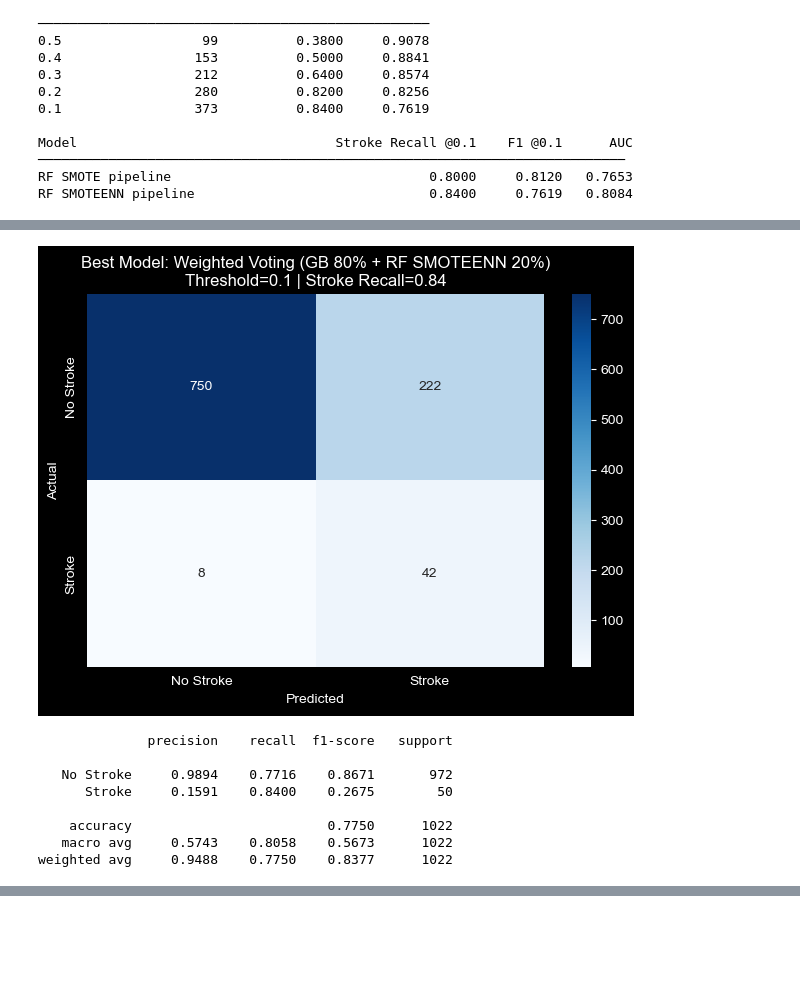
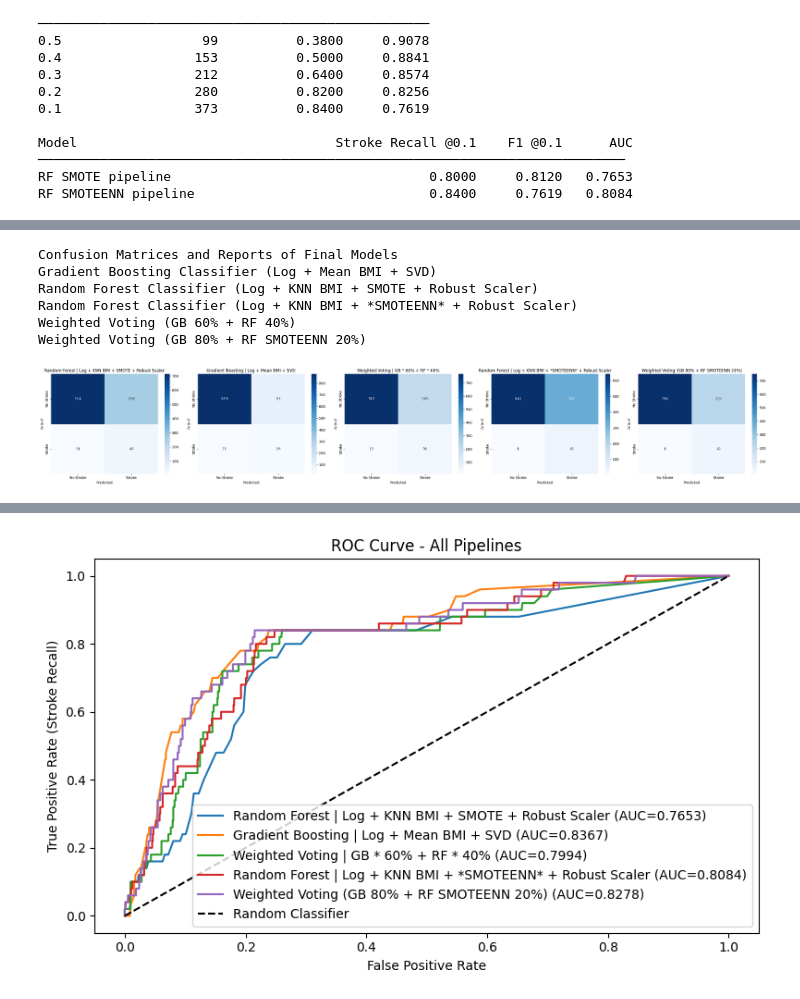
Before and after one commit to stefanosPanteli/EPL448_Team1_StrokePrediction, a Jupyter notebook: project.ipynb, the cells around one changed output, grey strips where cells are left out. Saved outputs shown, nothing was run; the diff lists cells and outputs as text; code cells hidden in the pictures; blank space fills up the shorter version.

```diff
--- a/project.ipynb
+++ b/project.ipynb
@@ -1972,6 +1991,7 @@ nicely_print('Final Evaluation on Test Set', 'Every pipeline with the best param
 
 final_results = []
 roc_results = {}
+p_r_results = {}
 cm_results = {}
 report_results = {}
 
@@ -1992,12 +2012,17 @@ for pipe_name, pipe in best_pipelines.items():
     fpr, tpr, _ = roc_curve(y_test_orig, y_proba)
     auc = roc_auc_score(y_test_orig, y_proba)
     roc_results[pipe_name] = (fpr, tpr, auc)
+    # Precision-Recall Curve
+    precision, recall, _ = precision_recall_curve(y_test_orig, y_proba)
+    ap = average_precision_score(y_test_orig, y_proba)
+    p_r_results[pipe_name] = (precision, recall, ap)
     # Confusion Matrix
     cm_results[pipe_name] = confusion_matrix(y_test_orig, y_pred)
     report_results[pipe_name] = classification_report(y_test_orig, y_pred, digits= 4, zero_division= 0)
 
 plot_confusion_matrices_and_reports(cm_results, report_results, labels= ['No Stroke', 'Stroke'], ncols= 5)
 ROC_curve(roc_results)
+plot_precision_recall_curve(p_r_results)
 
 final_df = pd.DataFrame(final_results).sort_values('F1', ascending=False)
 print(f'\nSorted by F1\n')
@@ -2255,6 +2290,7 @@ voting_results = []
 voting_cm_results = {}
 voting_report_results = {}
 voting_roc_results = {}
+voting_p_r_results = {}
 
 gb = best_pipelines['gb_log_mean_svd']
 rf = best_pipelines['rf_log_knn_sm_sc']
@@ -2289,10 +2325,15 @@ for w in weights:
     voting_report_results[pipe_name] = classification_report(
         y_test_orig, y_pred, digits= 4, zero_division= 0
     )
-
+    # Roc
     fpr, tpr, _ = roc_curve(y_test_orig, y_proba)
     auc = roc_auc_score(y_test_orig, y_proba)
     voting_roc_results[pipe_name] = (fpr, tpr, auc)
+    # Precision-Recall Curve
+    precision, recall, _ = precision_recall_curve(y_test_orig, y_proba)
+    ap = average_precision_score(y_test_orig, y_proba)
+    voting_p_r_results[pipe_name] = (precision, recall, ap)
+
 
 # Summary table
 voting_df = pd.DataFrame(voting_results).sort_values('Stroke Recall', ascending= False)
@@ -2310,6 +2351,9 @@ plot_confusion_matrices_and_reports(
 
 # ROC curves
 ROC_curve(voting_roc_results)
+
+# Precision-Recall curves
+plot_precision_recall_curve(voting_p_r_results)
 # %% [output]
 Weighted Voting between the 2 best pipelines
 
@@ -3146,32 +2987,47 @@ Stroke Recall=0.8400 | F1=0.8377
 # %%
-# ── Final best: Weighted Voting GB 80% + RF SMOTEENN 20% ─────
 gb = best_pipelines['gb_log_mean_svd']
 rf = best_smoteenn_pipe
 
 y_proba1     = gb.predict_proba(X_test_orig)[:, 1]
 y_proba2     = rf.predict_proba(X_test_orig)[:, 1]
 y_proba_best = 0.8 * y_proba1 + 0.2 * y_proba2
 y_pred_best  = (y_proba_best >= 0.1).astype(int)
 
-cm = confusion_matrix(y_test_orig, y_pred_best)
-sns.heatmap(cm, annot=True, fmt='d', cmap='Blues',
-            xticklabels=['No Stroke', 'Stroke'],
-            yticklabels=['No Stroke', 'Stroke'])
-plt.title('Best Model: Weighted Voting (GB 80% + RF SMOTEENN 20%)\nThreshold=0.1 | Stroke Recall=0.84')
-plt.xlabel('Predicted')
-plt.ylabel('Actual')
-plt.tight_layout()
-plt.show()
+exp_cm_results = final_cm_results.copy()
+exp_cm_results['Random Forest | Log + KNN BMI + *SMOTEENN* + Robust Scaler'] = updated_comparison_cm_results['RF | Log + KNN BMI + SMOTEENN + Scale']
+exp_cm_results['Weighted Voting (GB 80% + RF SMOTEENN 20%)'] = confusion_matrix(y_test_orig, y_pred_best)
 
-print(classification_report(y_test_orig, y_pred_best,
-      target_names=['No Stroke', 'Stroke'], digits=4, zero_division=0))
+exp_report_results = final_report_results.copy()
+exp_report_results['Random Forest | Log + KNN BMI + *SMOTEENN* + Robust Scaler'] = updated_comparison_report_results['RF | Log + KNN BMI + SMOTEENN + Scale']
+exp_report_results['Weighted Voting (GB 80% + RF SMOTEENN 20%)'] = classification_report(y_test_orig, y_pred_best, digits= 4, zero_division= 0)
+
+exp_roc_results = final_roc_results.copy()
+exp_roc_results['Random Forest | Log + KNN BMI + *SMOTEENN* + Robust Scaler'] = updated_comparison_roc_results['RF | Log + KNN BMI + SMOTEENN + Scale']
+fpr, tpr, _ = roc_curve(y_test_orig, y_proba)
+auc = roc_auc_score(y_test_orig, y_proba)
+exp_roc_results['Weighted Voting (GB 80% + RF SMOTEENN 20%)'] = (fpr, tpr, auc)
+
+
+nicely_print(
+    'Confusion Matrices and Reports of Final Models',
+    '\nGradient Boosting Classifier (Log + Mean BMI + SVD)' \
+    '\nRandom Forest Classifier (Log + KNN BMI + SMOTE + Robust Scaler)' \
+    '\nRandom Forest Classifier (Log + KNN BMI + *SMOTEENN* + Robust Scaler)' \
+    '\nWeighted Voting (GB 60% + RF 40%)' \
+    '\nWeighted Voting (GB 80% + RF SMOTEENN 20%)'
+)
+plot_confusion_matrices_and_reports(
+    exp_cm_results,
+    exp_report_results,
+    labels= ['No Stroke', 'Stroke'],
+    ncols= 5
+)
+ROC_curve(exp_roc_results)
 # %% [output]
+Confusion Matrices and Reports of Final Models
+Gradient Boosting Classifier (Log + Mean BMI + SVD)
+Random Forest Classifier (Log + KNN BMI + SMOTE + Robust Scaler)
+Random Forest Classifier (Log + KNN BMI + *SMOTEENN* + Robust Scaler)
+Weighted Voting (GB 60% + RF 40%)
+Weighted Voting (GB 80% + RF SMOTEENN 20%)
-[figure, old version]
+[figure, new version]
-              precision    recall  f1-score   support
-
-   No Stroke     0.9894    0.7716    0.8671       972
-      Stroke     0.1591    0.8400    0.2675        50
-
-    accuracy                         0.7750      1022
-   macro avg     0.5743    0.8058    0.5673      1022
-weighted avg     0.9488    0.7750    0.8377      1022
@@ -3178 +3051,2 @@ weighted avg     0.9488    0.7750    0.8377      1022
+[figure, added]
 # %% [markdown]
```
Also changed, not shown: parts of 51 cells of this notebook.
